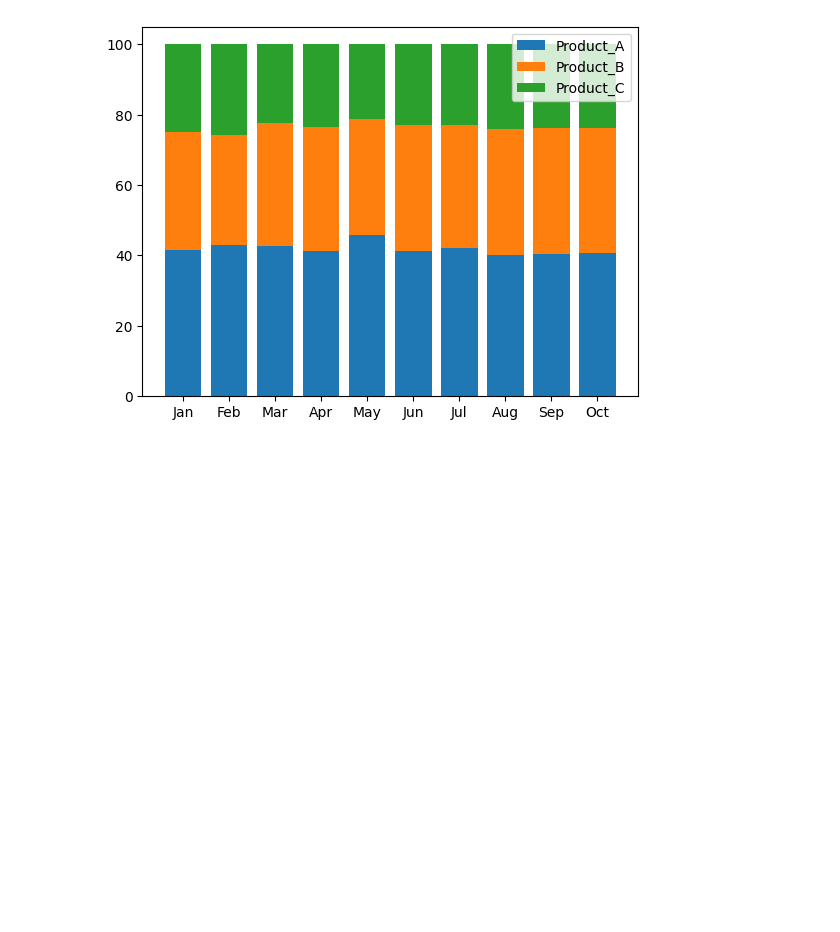
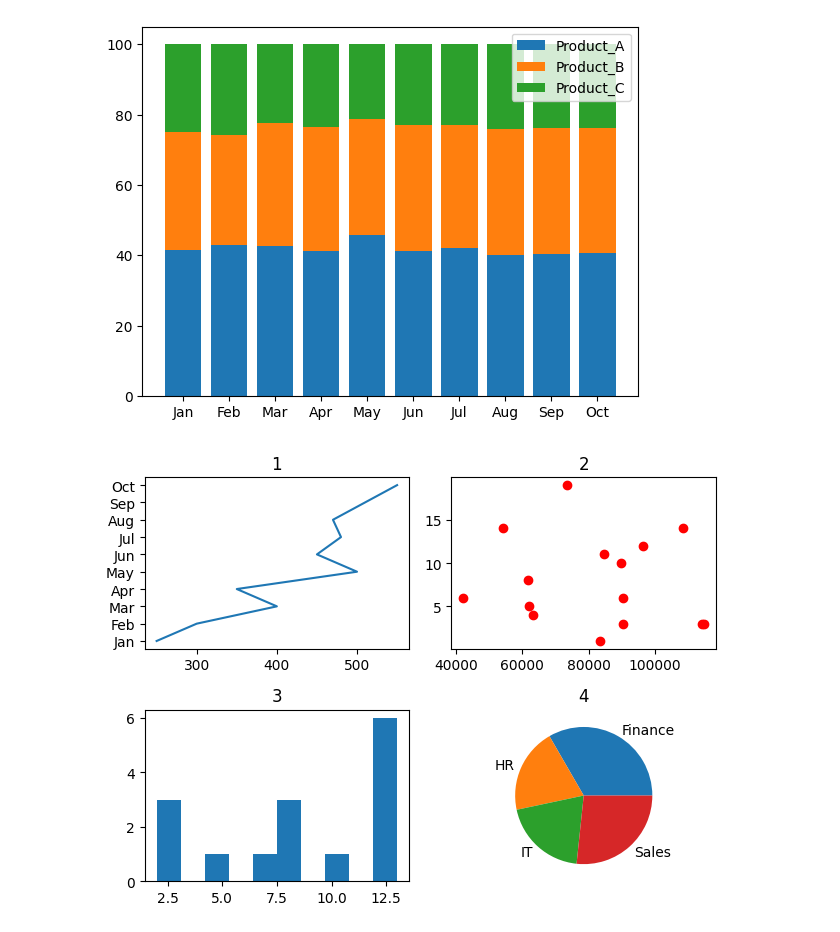
Before and after one commit to Ayan282/colab, a Jupyter notebook: Welcome_to_Colab.ipynb, the cells around one changed output. Saved outputs shown, nothing was run; the diff lists cells and outputs as text; code cells hidden in the pictures; blank space fills up the shorter version.

```diff
--- a/Welcome_to_Colab.ipynb
+++ b/Welcome_to_Colab.ipynb
@@ -224,3 +222,30 @@ plt.legend()
 plt.show()
 # %% [output]
 [figure]
+# %%
+import matplotlib.pyplot as plt
+
+
+plt.subplot(2,2,1)
+plt.plot(sd["Product_A"],sd["Month"])
+plt.title("1")
+
+plt.subplot(2,2,2)
+plt.scatter(ed["Salary"],ed["ProjectsCompleted"],color="red")
+plt.title("2")
+
+plt.subplot(2,2,3)
+plt.hist(ed["ExperienceYears"])
+plt.title("3")
+
+plt.subplot(2,2,4)
+values=[5,3,3,4]
+labels=["Finance","HR","IT","Sales"]
+plt.pie(values,labels=labels)
+plt.title("4")
+
+plt.tight_layout()
+
+plt.show()
+# %% [output]
+[figure, added]
```
Also changed, not shown: parts of 9 cells of this notebook.
